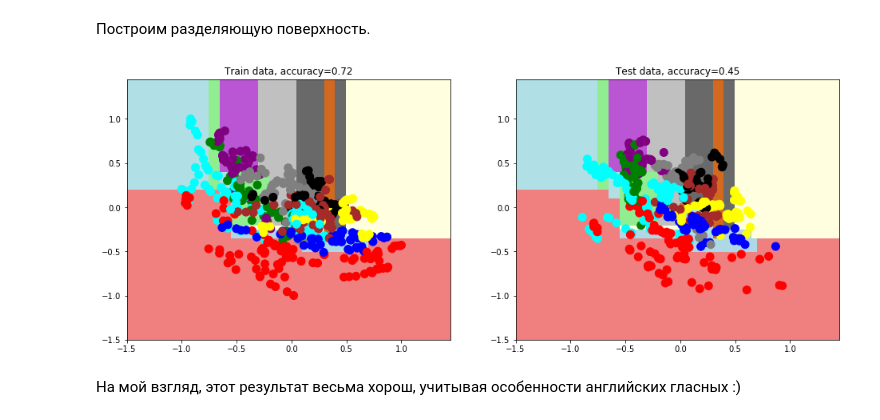
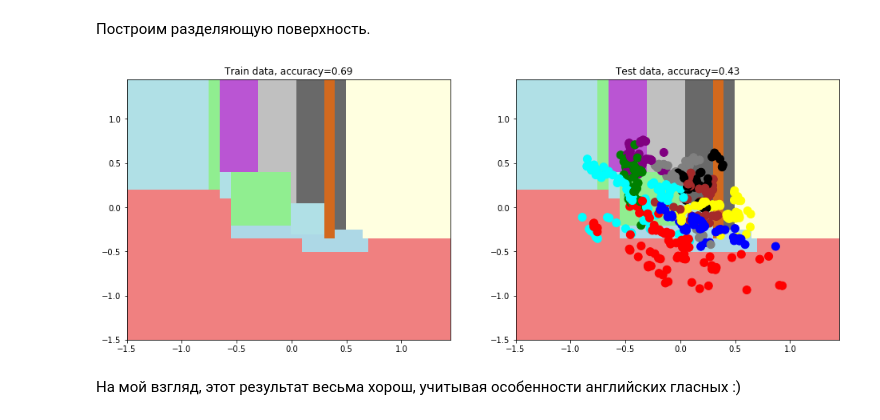
Before and after one commit to samokhinv/British-vowels, a Jupyter notebook: british_vowels.ipynb, the cells around one changed output. Cells and saved outputs as stored; diff of their text form; code cells hidden in the pictures.

```diff
--- a/british_vowels.ipynb
+++ b/british_vowels.ipynb
@@ -160,7 +165,11 @@ Text(0,0.5,u'accuracy')
 [figure]
 # %%
 
-best_dfcfl = tree.DecisionTreeClassifier(min_samples_leaf=6, max_depth = 15, random_state = 0)
-best_dfcfl.fit(X, y)
+best_dfclf = tree.DecisionTreeClassifier(min_samples_leaf=6, max_depth = 10, random_state = 0)
+best_dfclf.fit(X, y)
 metrics.accuracy_score(y_test, best_dfcfl.predict(X_test))
+
+dot_data = tree.export_graphviz(best_dfclf, filled=True, rounded=True, out_file=None)
+graph = graphviz.Source(dot_data)
+graph
 # %% [output]
@@ -192,7 +201,7 @@ def plot_decision_surface(estimator, train_data, train_labels, test_data, test_l
     xx, yy = get_meshgrid(train_data)
     mesh_predictions = np.array(estimator.predict(np.c_[xx.ravel(), yy.ravel()])).reshape(xx.shape)
     plt.pcolormesh(xx, yy, mesh_predictions, cmap = light_colors)
-    plt.scatter(train_data[:, 0], train_data[:, 1], c = train_labels, s = 100, cmap = colors)
+    #plt.scatter(train_data[:, 0], train_data[:, 1], c = train_labels, s = 100, cmap = colors)
     plt.title('Train data, accuracy={:.2f}'.format(metrics.accuracy_score(train_labels, estimator.predict(train_data))))
 
     #plot decision surface on the test data
@@ -201,8 +210,8 @@ def plot_decision_surface(estimator, train_data, train_labels, test_data, test_l
     plt.scatter(test_data[:, 0], test_data[:, 1], c = test_labels, s = 100, cmap = colors)
     plt.title('Test data, accuracy={:.2f}'.format(metrics.accuracy_score(test_labels, estimator.predict(test_data))))
 # %%
-plot_decision_surface(tree.DecisionTreeClassifier(max_depth = 7, min_samples_leaf=6), X[:,0:2], y, X_test[:,0:2], y_test)
+plot_decision_surface(tree.DecisionTreeClassifier(max_depth = 6, min_samples_leaf=6), X[:,0:2], y, X_test[:,0:2], y_test)
 # %% [output]
-[figure, old version]
+[figure, new version]
 # %% [markdown]
 На мой взгляд, этот результат весьма хорош, учитывая особенности английских гласных :)
```
Also changed, not shown: parts of 4 cells of this notebook.
